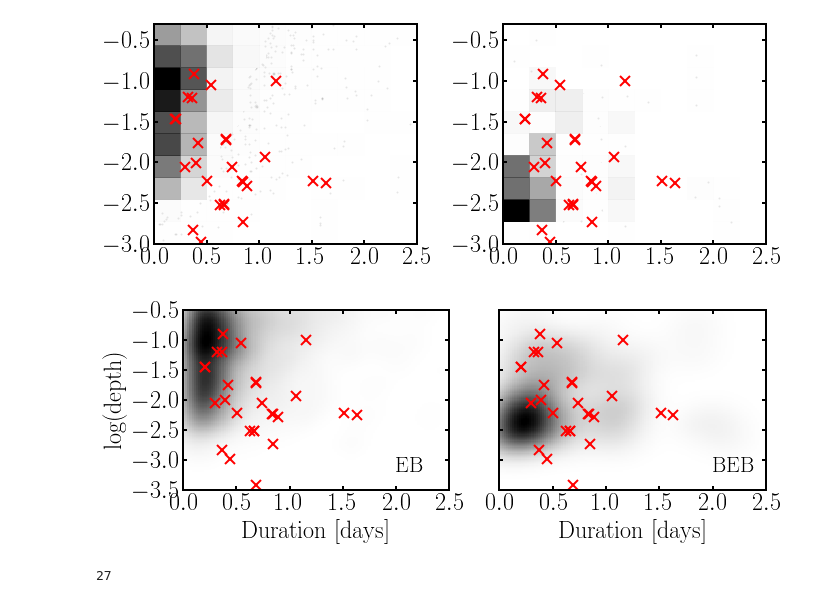
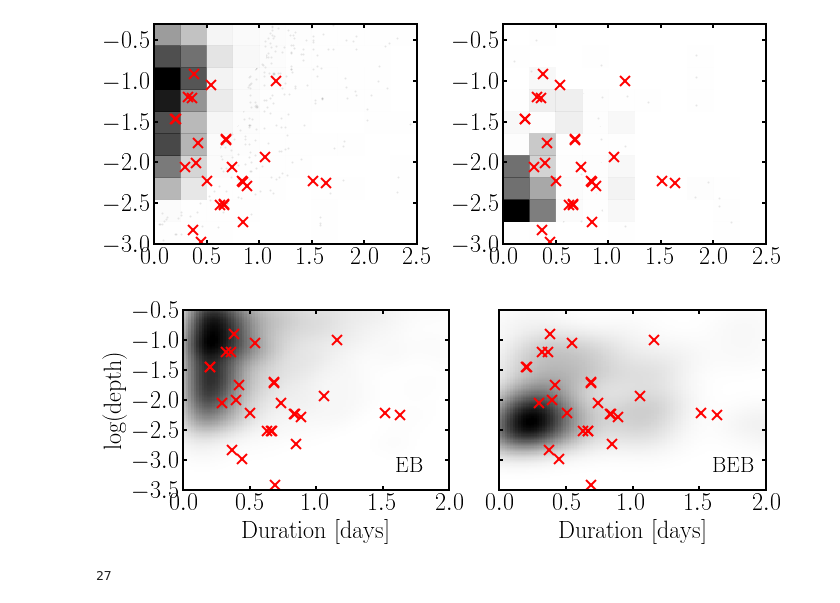
Before and after one commit to dfm/peerless, a Jupyter notebook: prediction/prediction.ipynb, the cells around one changed output. Cells and saved outputs as stored; diff of their text form; code cells hidden in the pictures.

```diff
--- a/prediction/prediction.ipynb
+++ b/prediction/prediction.ipynb
@@ -184,33 +192,33 @@ from scipy.stats import gaussian_kde
 eb_kde = gaussian_kde(np.array([eb_obs.observed.dur_pri, eb_obs.observed.logd_pri]))
 bg_kde = gaussian_kde(np.array([bg_obs.observed.dur_pri, bg_obs.observed.logd_pri]))
 # %%
-def plot_kde(kde, ax=None, dur_range=(0,2.5), depth_range=(-3.5,-0.5),
+def plot_kde(kde, ax=None, dur_range=(0,2.), depth_range=(-3.5,-0.5),
             cands=candidates, **kwargs):
     if ax is None:
         fig, ax = plt.subplots(1,1)
 
     dur_grid = np.arange(dur_range[0], dur_range[1], 0.02)
     depth_grid = np.arange(depth_range[0], depth_range[1], 0.02)
     xx, yy = np.meshgrid(dur_grid, depth_grid)
     f = kde(np.vstack([xx.ravel(),yy.ravel()])).reshape(xx.shape)
     ax.imshow(f, origin='lower', extent=[dur_range[0], dur_range[1],
                                          depth_range[0], depth_range[1]],
                aspect='auto', cmap='binary', **kwargs)
     ax.set_xlabel('Duration [days]')
     ax.set_ylabel('log(depth)')
 
     if cands is not None:
         ax.plot(cands.transit_duration, np.log10(cands.transit_depth), 'rx', ms=10)
 
 fig, axes = plt.subplots(1,2, figsize=(10,4), sharey=True)
 plot_kde(eb_kde, ax=axes[0])
 plot_kde(bg_kde, ax=axes[1])
 axes[1].set_ylabel('')
 plt.subplots_adjust(wspace=0)
 for ax,title in zip(axes, ['EB','BEB']):
     ax.annotate(title, xy=(0.8,0.1), xycoords='axes fraction', fontsize=22)
 # %% [output]
-[figure, old version]
+[figure, new version]
 # %%
 len(candidates)
 # %% [output]
```
Also changed, not shown: parts of 5 cells of this notebook, 2 other files.
